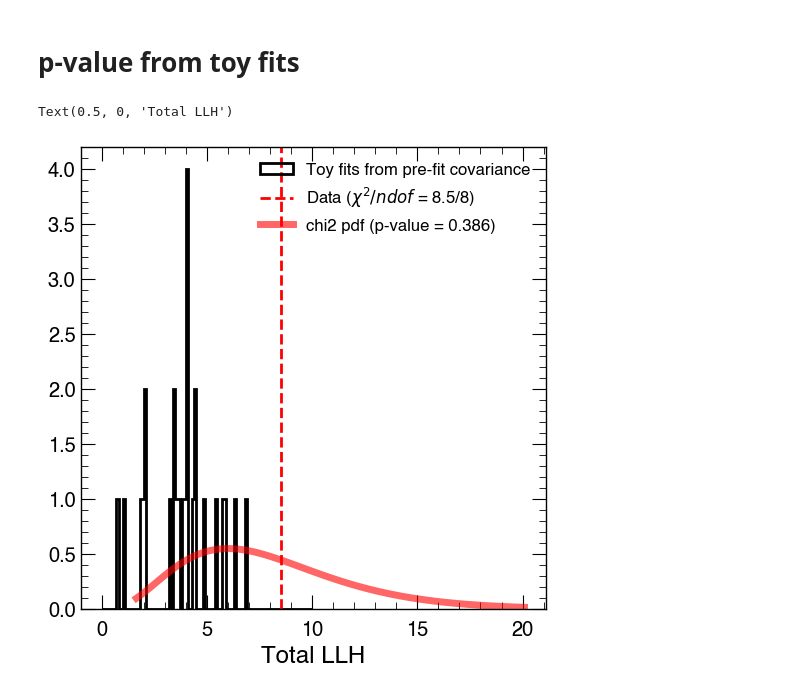
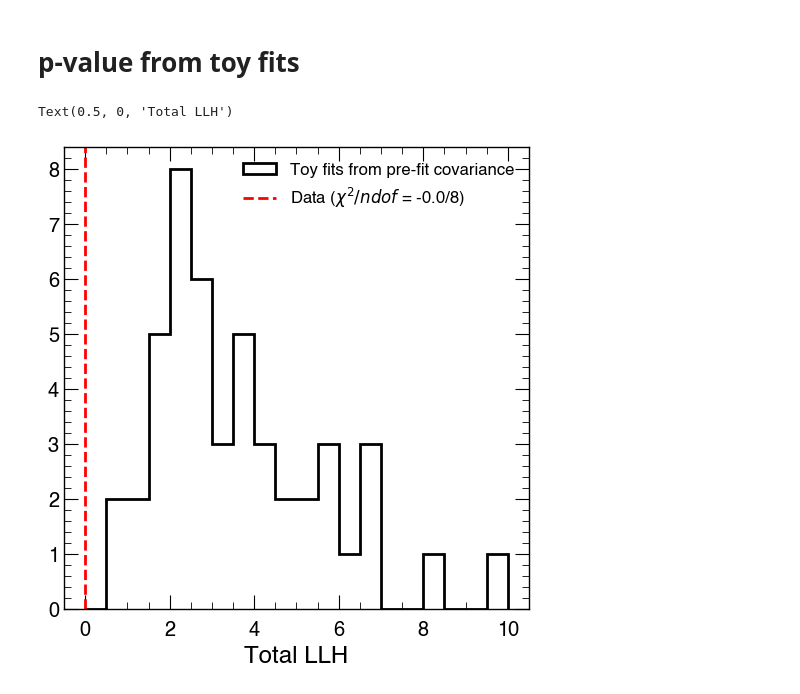
Before and after one commit to jedori0228/gundam_configs, a Jupyter notebook: run_configs/BaseConfig_250528/DrawFitterPlots_IndvFit.ipynb, the cells around one changed output. Cells and saved outputs as stored; diff of their text form; code cells hidden in the pictures.

```diff
--- a/run_configs/BaseConfig_250528/DrawFitterPlots_IndvFit.ipynb
+++ b/run_configs/BaseConfig_250528/DrawFitterPlots_IndvFit.ipynb
@@ -25,10 +25,10 @@ XsecOutputBaseDir = f'{WD}/output/{JobName}/CalcXsec'
 # %% [markdown]
 # Data entry
 # %%
-# FitDataType = 'Asimov'
+FitDataType = 'Asimov'
 # FitDataType = 'Random15PercentRealData'
 # FitDataType = 'RealDataForSideband_FakeDataForSignal'
-FitDataType = 'RealDataForSideband_Random15PercentRealDataForSignal'
+# FitDataType = 'RealDataForSideband_Random15PercentRealDataForSignal'
 
 
 dataEntryInfo = DataEntryInfoMap.DataEntryInfoMap[FitDataType]
@@ -903,7 +903,7 @@ ToyFitBranches = [
 with uproot.open(f_FitOutput) as f:
     DataFitResult = f['FitterEngine/postFit/bestFitStats'].arrays(ToyFitBranches, library='pd')
 # %%
-NToyFits = 26
+NToyFits = 48
 # %%
 ToyFitsOutputDir = f'{WD}/output/{JobName}/ToyFit/{FitDataType}_{FitConfigType}_{VariableName}'
 # %%
@@ -919,6 +919,8 @@ TotalLLHs = np.array(TotalLLHs)
 fig, ax = plt.subplots(figsize=(6,6))
 
 LLH_bins = np.linspace(0, 10, 100+1)
+LLH_bins = np.linspace(0, 10, 20+1)
+
 
 h_ToyFit_TotalLLHs = np.histogram(
     TotalLLHs,
@@ -939,39 +941,39 @@ ax.hist(
 #     TotalLLHs,
 #     bins=LLH_bins,
 #     histtype='step',
 #     color='k',
 #     label='Toy fits from pre-fit covariance'
 # )
 
 DataFitResult_LLH = DataFitResult['totalLikelihoodAtBestFit'].iloc[0]
 ax.axvline(
     x=DataFitResult_LLH,
     color='r',
     linestyle='--',
     label=r'Data ($\chi^{2}/ndof$ = %1.1f/%d)'%(DataFitResult_LLH, len(Binning)-1)
 )
 
 # chi2pdf_df = 19
 chi2pdf_df = DataFitResult['nbDegreeOfFreedom'].iloc[0]
 chi2pdf_x = np.linspace(chi2.ppf(0.01, chi2pdf_df),
                 chi2.ppf(0.99, chi2pdf_df), 100)
 chi2pdf_y = chi2.pdf(chi2pdf_x, chi2pdf_df)
 area_chi2pdf = np.sum(chi2pdf_y)
 pvalue_from_chi2_dist = 1 - chi2.cdf(DataFitResult_LLH, chi2pdf_df)
-ax.plot(
-    chi2pdf_x,
-    chi2pdf_y/area_chi2pdf*area_ToyFit_TotalLLHs,
-    'r-',
-    lw=5,
-    alpha=0.6,
-    label='chi2 pdf (p-value = %1.3f)'%(pvalue_from_chi2_dist)
-)
+# ax.plot(
+#     chi2pdf_x,
+#     chi2pdf_y/area_chi2pdf*area_ToyFit_TotalLLHs,
+#     'r-',
+#     lw=5,
+#     alpha=0.6,
+#     label='chi2 pdf (p-value = %1.3f)'%(pvalue_from_chi2_dist)
+# )
 
 
 
 ax.legend()
 
 ax.set_xlabel('Total LLH')
 # %% [output]
 Text(0.5, 0, 'Total LLH')
-[figure, old version]
+[figure, new version]
```
Also changed, not shown: parts of 3 cells of this notebook, 35 other files.
